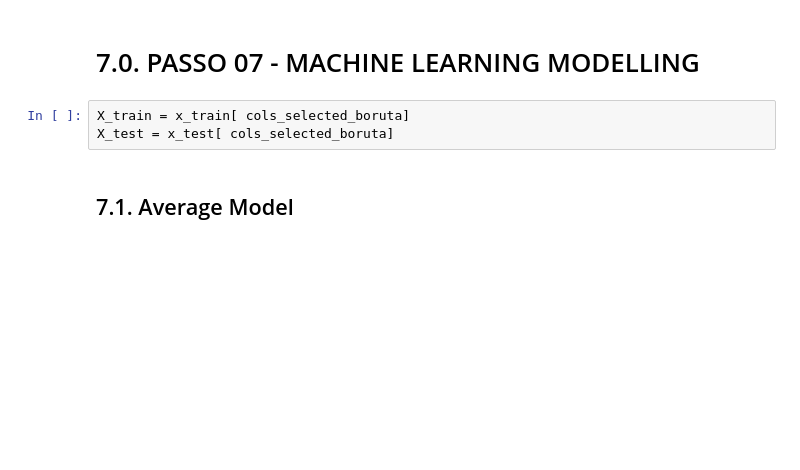
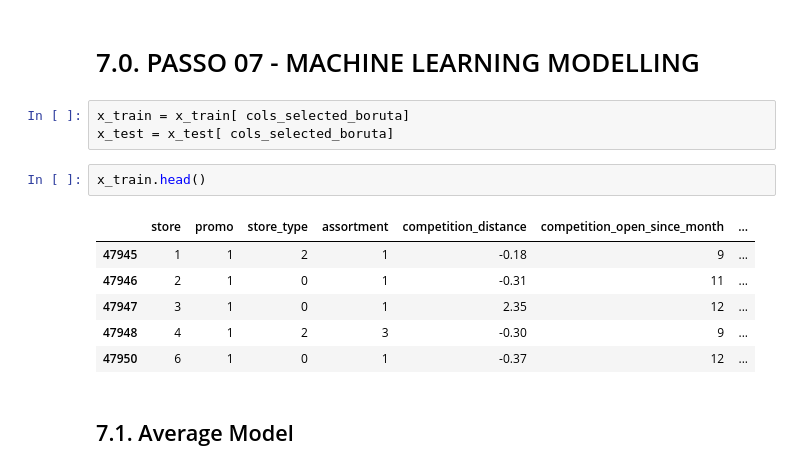
Before and after one commit to JulliViana/Rossman_Sales_Model, a Jupyter notebook: m05_v01_store_sales_prediction.ipynb, the cells around one changed output. Cells and saved outputs as stored; diff of their text form; blank space fills up the shorter version.

```diff
--- a/m05_v01_store_sales_prediction.ipynb
+++ b/m05_v01_store_sales_prediction.ipynb
@@ -1232,8 +1249,17 @@ X_test = x_test[ cols_selected_boruta]
 # %% [markdown]
 # 7.0. PASSO 07 - MACHINE LEARNING MODELLING
-# %%
-X_train = x_train[ cols_selected_boruta]
-X_test = x_test[ cols_selected_boruta]
+# %%
+x_train = x_train[ cols_selected_boruta]
+x_test = x_test[ cols_selected_boruta]
+# %%
+x_train.head()
+# %% [output]
+|  | store | promo | store_type | assortment | competition_distance | competition_open_since_month | ... |
+| 47945 | 1 | 1 | 2 | 1 | -0.18 | 9 | ... |
+| 47946 | 2 | 1 | 0 | 1 | -0.31 | 11 | ... |
+| 47947 | 3 | 1 | 0 | 1 | 2.35 | 12 | ... |
+| 47948 | 4 | 1 | 2 | 3 | -0.30 | 9 | ... |
+| 47950 | 6 | 1 | 0 | 1 | -0.37 | 12 | ... |
 # %% [markdown]
 ## 7.1. Average Model
 # %%
```
Also changed, not shown: parts of 39 cells of this notebook.
